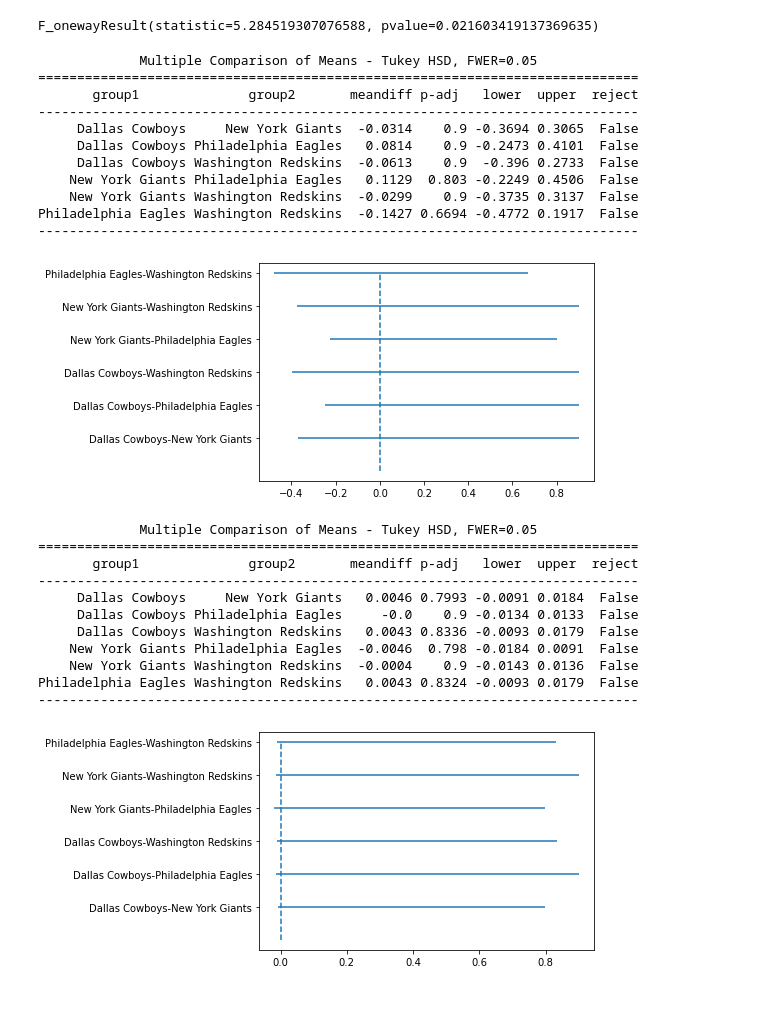
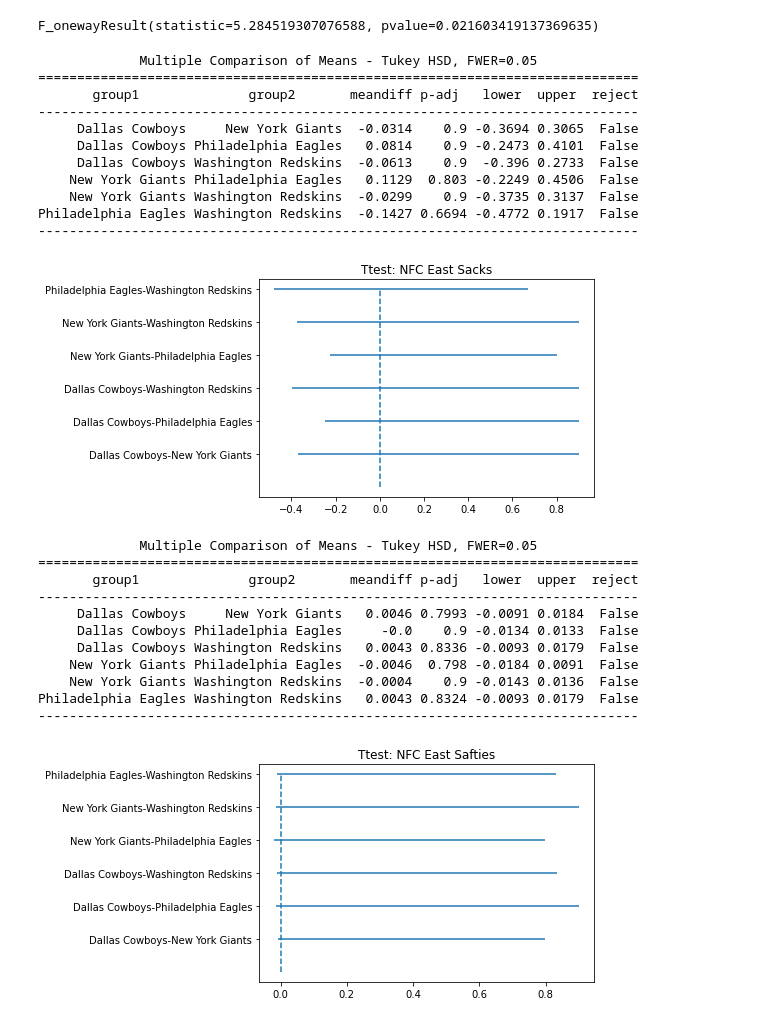
Before and after one commit to alindsey7/Python_Project, a Jupyter notebook: Notebooks/Defense.ipynb, the cells around one changed output. Cells and saved outputs as stored; diff of their text form; code cells hidden in the pictures.

```diff
--- a/Notebooks/Defense.ipynb
+++ b/Notebooks/Defense.ipynb
@@ -302,31 +304,32 @@ F_onewayResult(statistic=5.284519307076588, pvalue=0.021603419137369635)
 # %%
 from statsmodels.stats.multicomp import pairwise_tukeyhsd
 import matplotlib.pyplot as plt
 
 #paired comparisons Dallas Cowboys versus Eagles versus Redskins versus Giants 'Sacks'
 #tukey = pairwise_tukeyhsd(endog=defense_nfc_stats_final['Safties'], groups= defense_nfc_stats_final['Team'], alpha=0.05)
 tukey = pairwise_tukeyhsd(defense_nfc_stats['Sacks'], defense_nfc_stats['Team'], alpha=0.05)
 print(tukey)
 rows = tukey.summary().data[1:]
 
 plt.hlines(range(len(rows)), [row[3] for row in rows], [row[4] for row in rows])
 plt.vlines(0, -1, len(rows)-1, linestyles='dashed')
 plt.gca().set_yticks(range(len(rows)))
 plt.gca().set_yticklabels([f'{x[0]}-{x[1]}' for x in rows])
+plt.title('Ttest: NFC East Sacks')
 plt.show()
 # %% [output]
              Multiple Comparison of Means - Tukey HSD, FWER=0.05
 =============================================================================
        group1              group2       meandiff p-adj   lower  upper  reject
 -----------------------------------------------------------------------------
      Dallas Cowboys     New York Giants  -0.0314    0.9 -0.3694 0.3065  False
      Dallas Cowboys Philadelphia Eagles   0.0814    0.9 -0.2473 0.4101  False
      Dallas Cowboys Washington Redskins  -0.0613    0.9  -0.396 0.2733  False
     New York Giants Philadelphia Eagles   0.1129  0.803 -0.2249 0.4506  False
     New York Giants Washington Redskins  -0.0299    0.9 -0.3735 0.3137  False
 Philadelphia Eagles Washington Redskins  -0.1427 0.6694 -0.4772 0.1917  False
 -----------------------------------------------------------------------------
-[figure, old version]
+[figure, new version]
 # %%
 
 #paired comparisons Dallas Cowboys versus Eagles versus Redskins versus Giants 'Safties'
@@ -339,6 +342,7 @@ plt.hlines(range(len(rows)), [row[3] for row in rows], [row[4] for row in rows])
 plt.vlines(0, -1, len(rows)-1, linestyles='dashed')
 plt.gca().set_yticks(range(len(rows)))
 plt.gca().set_yticklabels([f'{x[0]}-{x[1]}' for x in rows])
+plt.title('Ttest: NFC East Safties')
 plt.show()
 # %% [output]
              Multiple Comparison of Means - Tukey HSD, FWER=0.05
@@ -352,7 +356,7 @@ plt.show()
     New York Giants Washington Redskins  -0.0004    0.9 -0.0143 0.0136  False
 Philadelphia Eagles Washington Redskins   0.0043 0.8324 -0.0093 0.0179  False
 -----------------------------------------------------------------------------
-[figure, old version]
+[figure, new version]
 # %%
 
 #paired comparisons Dallas Cowboys versus Eagles versus Redskins versus Giants 'Ints'
```
Also changed, not shown: parts of 2 cells of this notebook.
